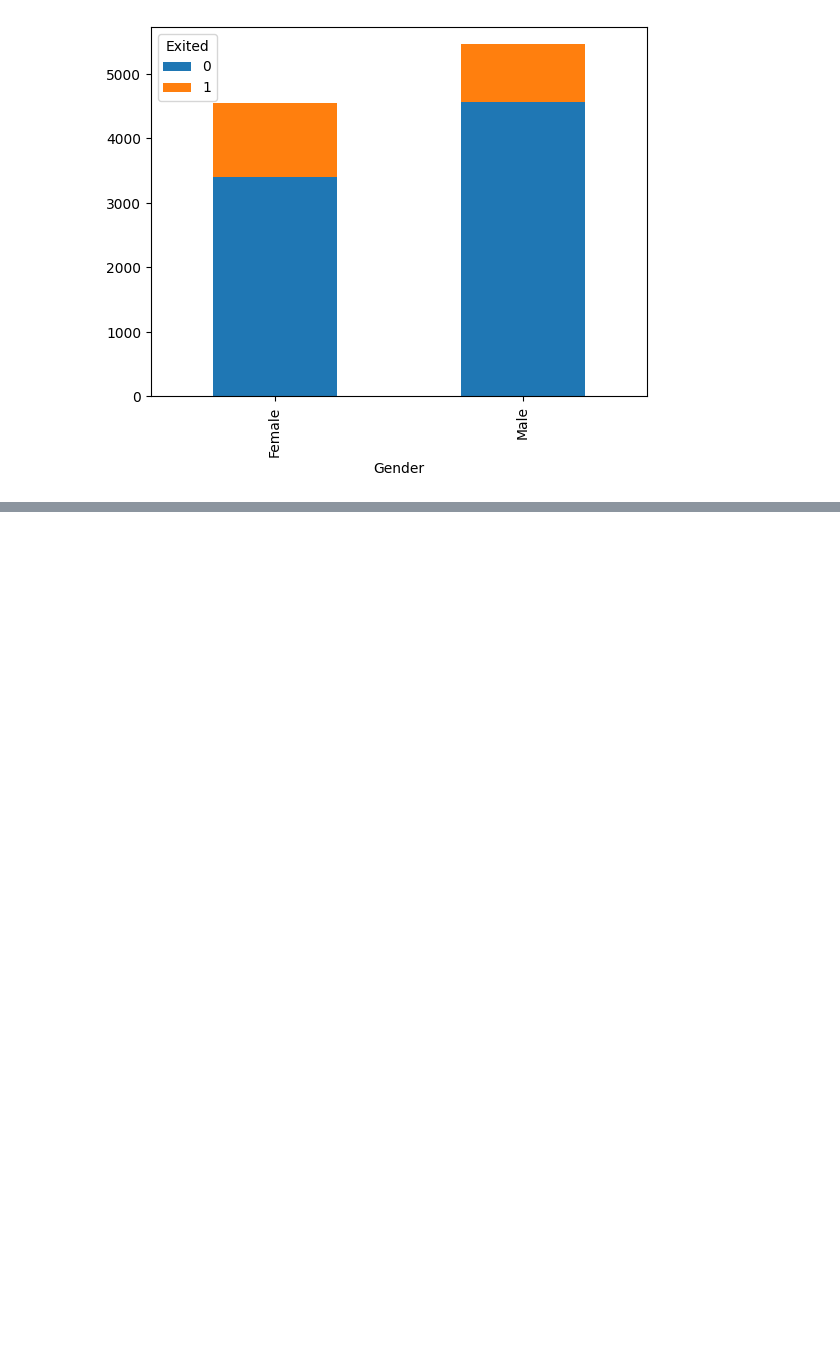
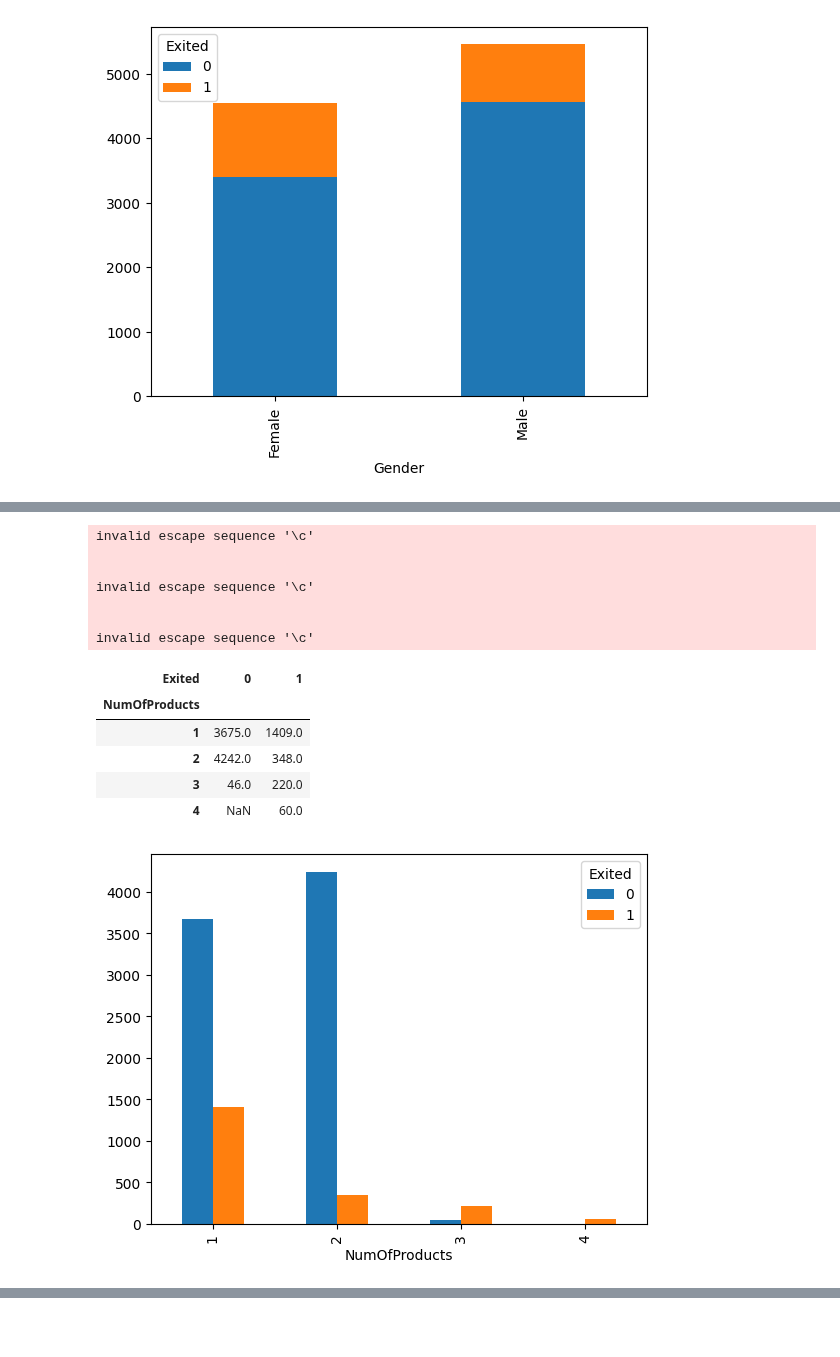
Before and after one commit to lesiveducation/DS_lesiv, a Jupyter notebook: PY13-Визуализация/churn080325.ipynb, the cells around one changed output, grey strips where cells are left out. Cells and saved outputs as stored; diff of their text form; code cells hidden in the pictures; blank space fills up the shorter version.

```diff
--- a/PY13-Визуализация/churn080325.ipynb
+++ b/PY13-Визуализация/churn080325.ipynb
@@ -195,0 +205,23 @@ piv1.plot.bar(stacked= True)
+# %%
+import pandas as pd
+import numpy as np
+churn_data = pd.read_csv('data\churn.csv')
+piv97 = pd.pivot_table(churn_data, index= "NumOfProducts", values= 'CustomerId', columns= 'Exited', aggfunc= np.count_nonzero)
+piv97.head()
+piv97.plot.bar(stacked= False)
+piv97.head()
+# %% [output]
+invalid escape sequence '\c'
+
+
+invalid escape sequence '\c'
+
+
+invalid escape sequence '\c'
+| Exited | 0 | 1 |
+| NumOfProducts |  |  |
+| 1 | 3675.0 | 1409.0 |
+| 2 | 4242.0 | 348.0 |
+| 3 | 46.0 | 220.0 |
+| 4 | NaN | 60.0 |
+[figure, added]
```
Also changed, not shown: parts of 8 cells of this notebook.
